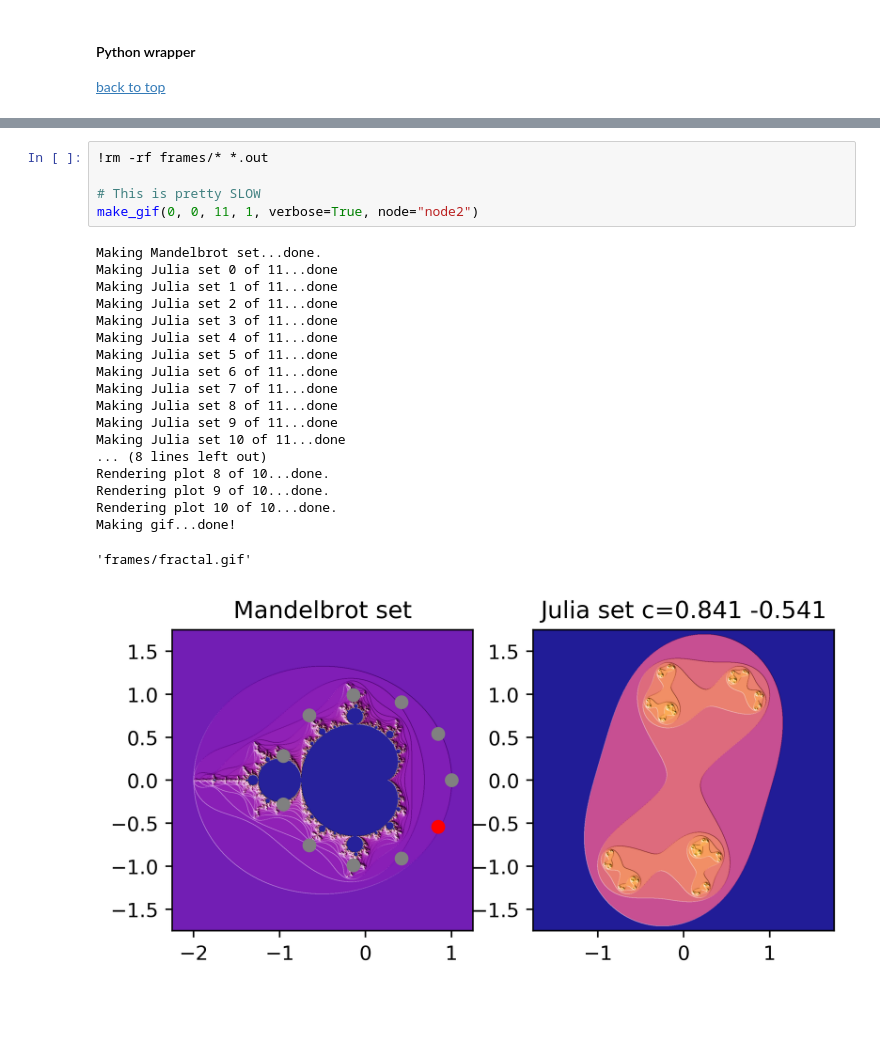
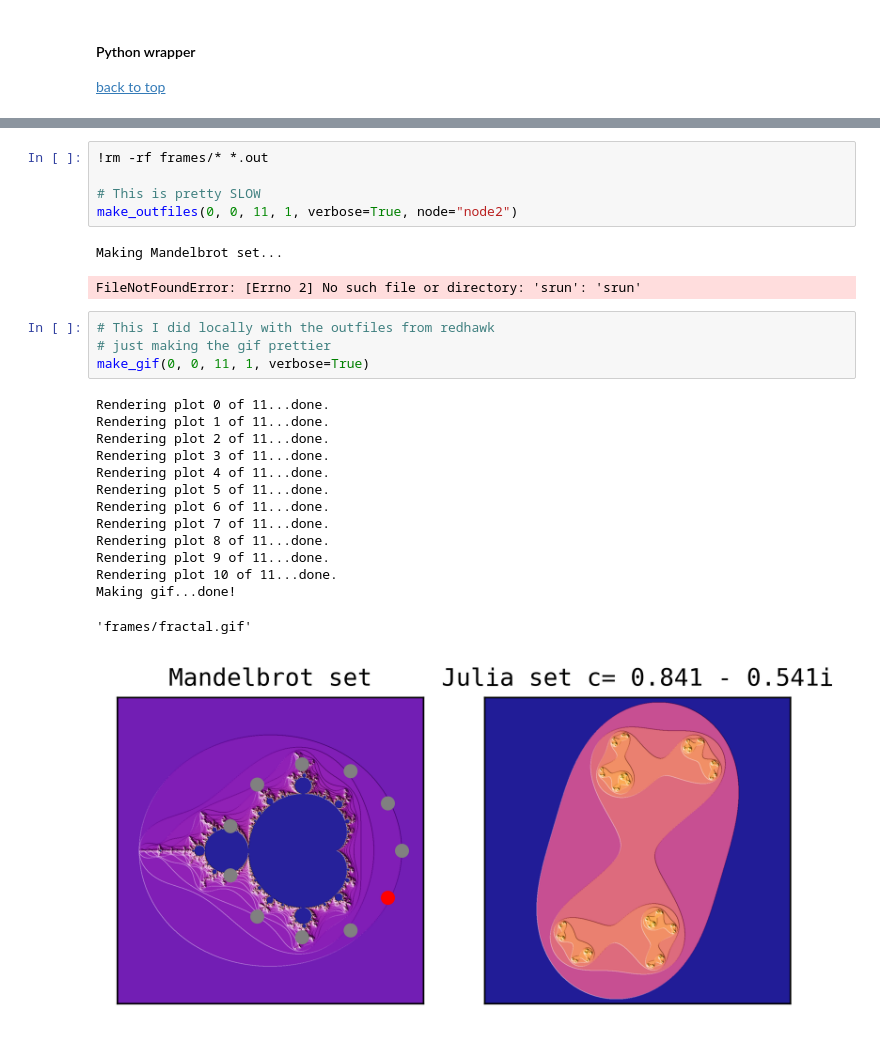
Before and after one commit to jennyfothergill/fractal_giffer, a Jupyter notebook: JFothergill_project.ipynb, the cells around one changed output, grey strips where cells are left out. Saved outputs shown, nothing was run; the diff lists cells and outputs as text; blank space fills up the shorter version.

Commit message:
made the gif prettier

```diff
--- a/JFothergill_project.ipynb
+++ b/JFothergill_project.ipynb
@@ -455,27 +505,29 @@ def make_gif(xc,yc,npts,radius,verbose=False, node="node1", gifname="frames/frac
 !rm -rf frames/* *.out
 
 # This is pretty SLOW
-make_gif(0, 0, 11, 1, verbose=True, node="node2")
+make_outfiles(0, 0, 11, 1, verbose=True, node="node2")
 # %% [output]
-Making Mandelbrot set...done.
-Making Julia set 0 of 11...done
-Making Julia set 1 of 11...done
-Making Julia set 2 of 11...done
-Making Julia set 3 of 11...done
-Making Julia set 4 of 11...done
-Making Julia set 5 of 11...done
-Making Julia set 6 of 11...done
-Making Julia set 7 of 11...done
-Making Julia set 8 of 11...done
-Making Julia set 9 of 11...done
-Making Julia set 10 of 11...done
-... (8 lines left out)
-Rendering plot 8 of 10...done.
-Rendering plot 9 of 10...done.
-Rendering plot 10 of 10...done.
-Making gif...done!
+Making Mandelbrot set...
-'frames/fractal.gif'
+FileNotFoundError: [Errno 2] No such file or directory: 'srun': 'srun'
-[figure, removed]
+# %%
+# This I did locally with the outfiles from redhawk
+# just making the gif prettier
+make_gif(0, 0, 11, 1, verbose=True)
+# %% [output]
+Rendering plot 0 of 11...done.
+Rendering plot 1 of 11...done.
+Rendering plot 2 of 11...done.
+Rendering plot 3 of 11...done.
+Rendering plot 4 of 11...done.
+Rendering plot 5 of 11...done.
+Rendering plot 6 of 11...done.
+Rendering plot 7 of 11...done.
+Rendering plot 8 of 11...done.
+Rendering plot 9 of 11...done.
+Rendering plot 10 of 11...done.
+Making gif...done!
+'frames/fractal.gif'
+[figure, added]
 # %% [markdown]
 <a id='gif'></a>
 #### Final GIF!
```
Also changed, not shown: parts of 4 cells of this notebook, 1 other file.
